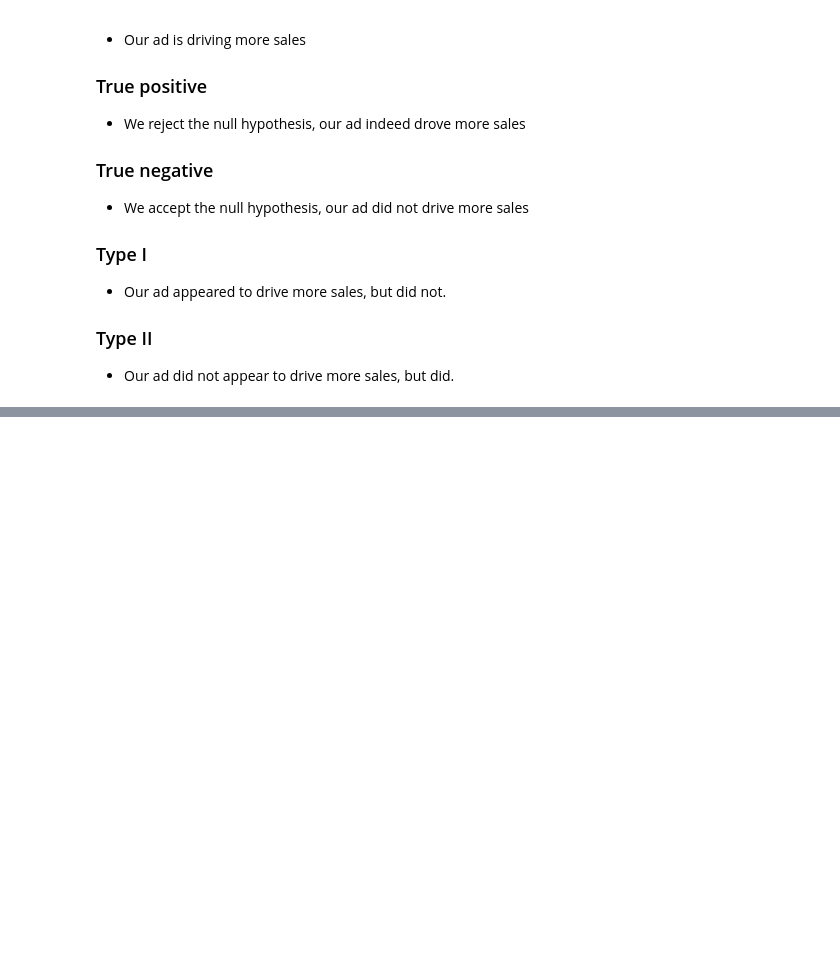
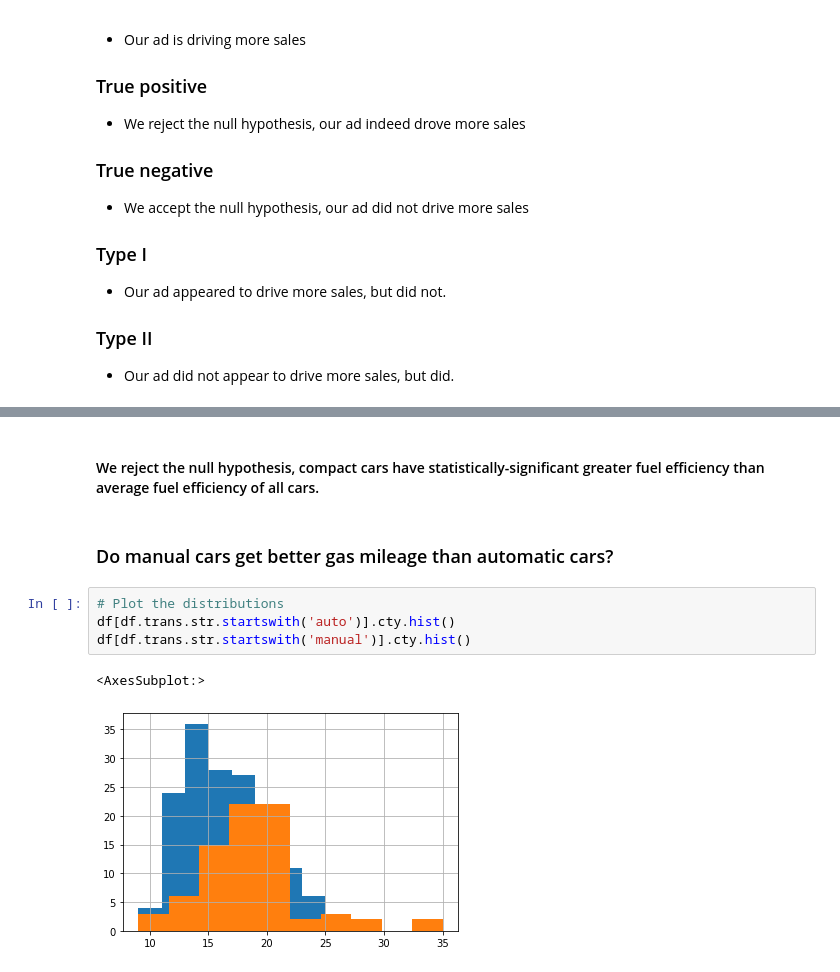
Before and after one commit to JacobPaxton/statistics-exercises, a Jupyter notebook: hypothesis_testing.ipynb, the cells around one changed output, grey strips where cells are left out. Drawn from its saved outputs; the diff is of its cells as text; blank space fills up the shorter version.

```diff
--- a/hypothesis_testing.ipynb
+++ b/hypothesis_testing.ipynb
@@ -60,0 +198,11 @@
+# %% [markdown]
+#### We reject the null hypothesis, compact cars have statistically-significant greater fuel efficiency than average fuel efficiency of all cars.
+# %% [markdown]
+### Do manual cars get better gas mileage than automatic cars?
+# %%
+# Plot the distributions
+df[df.trans.str.startswith('auto')].cty.hist()
+df[df.trans.str.startswith('manual')].cty.hist()
+# %% [output]
+<AxesSubplot:>
+[figure, added]
```
Also changed, not shown: parts of 30 cells of this notebook, 1 other file.
